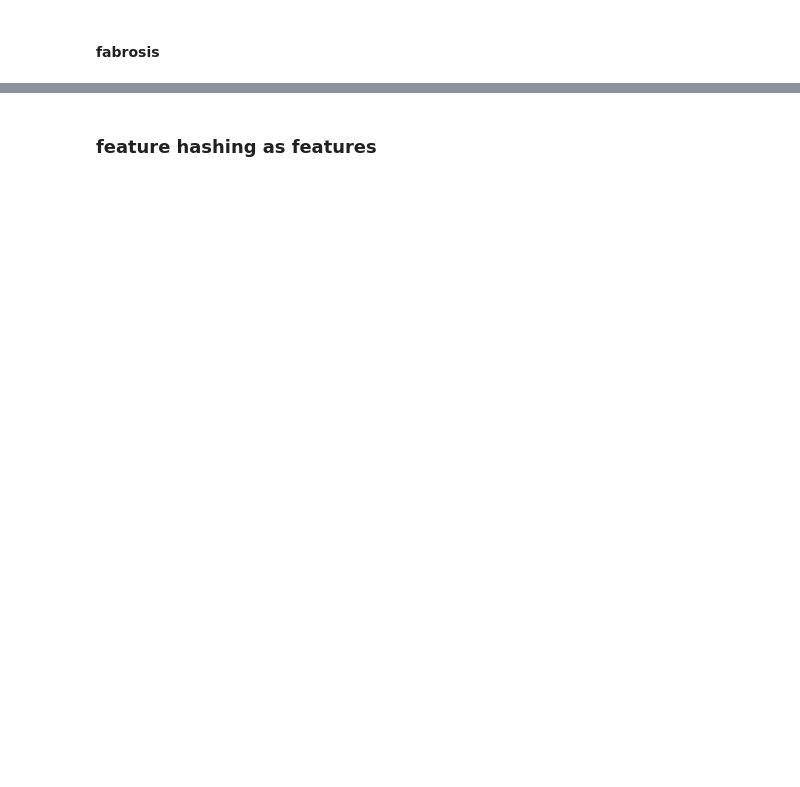
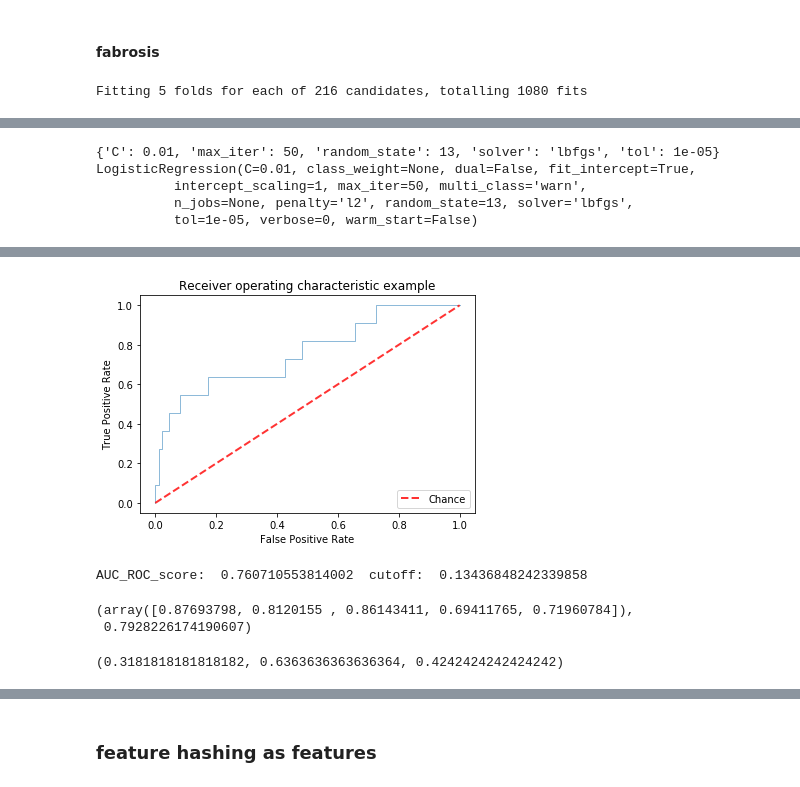
Before and after one commit to mayinghan/NAFLD, a Jupyter notebook: data_analysis.ipynb, the cells around one changed output, grey strips where cells are left out. Drawn from its saved outputs; the diff is of its cells as text; code cells hidden in the pictures; blank space fills up the shorter version.

```diff
--- a/data_analysis.ipynb
+++ b/data_analysis.ipynb
@@ -222,2 +256,9 @@ make_confusion_matrix(test_y_nafld, preds)
 # %% [markdown]
 #### fabrosis
+# %%
+tuned_parameters = {'max_iter':[50, 100, 500], 'tol':[0.00001, 0.0001, 0.001, 0.01],'random_state':[seed], 'C': [0.01, 0.1, 1.0, 10.0, 100.0, 1000.0],
+                    'solver':['lbfgs', 'liblinear', 'newton-cg']}
+clf, fpr, tpr, thresholds, pred_result, cut_off = auc_roc_expr(LogisticRegression(), tuned_parameters,
+                                                               train_X_ohe, train_y_fib, test_X_ohe, test_y_fib)
+# %% [output]
+Fitting 5 folds for each of 216 candidates, totalling 1080 fits
@@ -223,0 +267,5 @@ make_confusion_matrix(test_y_nafld, preds)
+{'C': 0.01, 'max_iter': 50, 'random_state': 13, 'solver': 'lbfgs', 'tol': 1e-05}
+LogisticRegression(C=0.01, class_weight=None, dual=False, fit_intercept=True,
+          intercept_scaling=1, max_iter=50, multi_class='warn',
+          n_jobs=None, penalty='l2', random_state=13, solver='lbfgs',
+          tol=1e-05, verbose=0, warm_start=False)
@@ -223,0 +273,11 @@ make_confusion_matrix(test_y_nafld, preds)
+[figure, added]
+AUC_ROC_score:  0.760710553814002  cutoff:  0.13436848242339858
+# %%
+get_full_cv_scores(clf, train_X_ohe, train_y_fib, test_X_ohe, test_y_fib)
+# %% [output]
+(array([0.87693798, 0.8120155 , 0.86143411, 0.69411765, 0.71960784]),
+ 0.7928226174190607)
+# %%
+get_binary_cls_precision_recall_f1(test_y_fib, pred_result, list(filter(lambda x: x==1, clf.classes_))[0], cut_off)[0][:-1]
+# %% [output]
+(0.3181818181818182, 0.6363636363636364, 0.4242424242424242)
```
Also changed, not shown: parts of 39 cells of this notebook.
